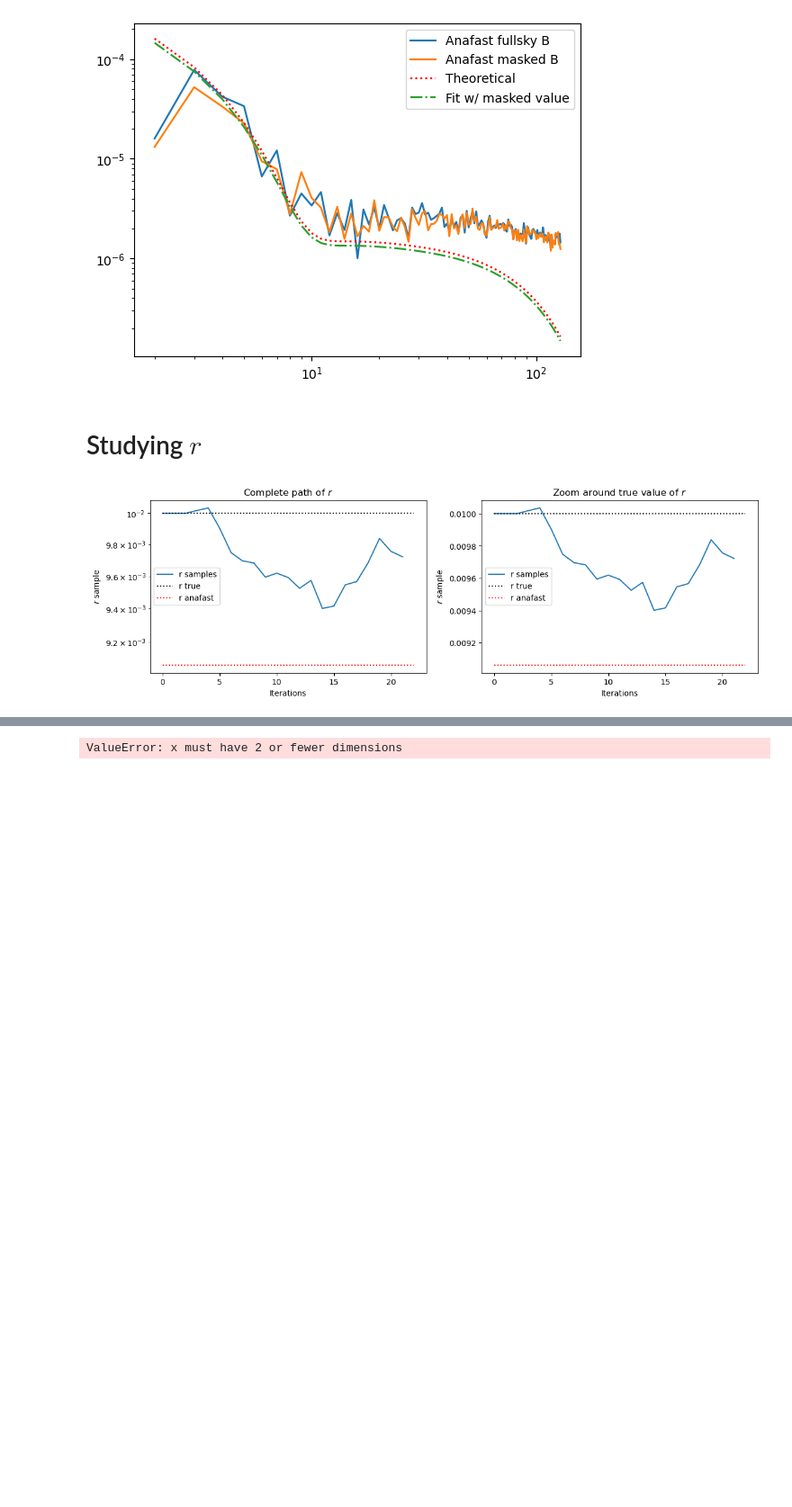
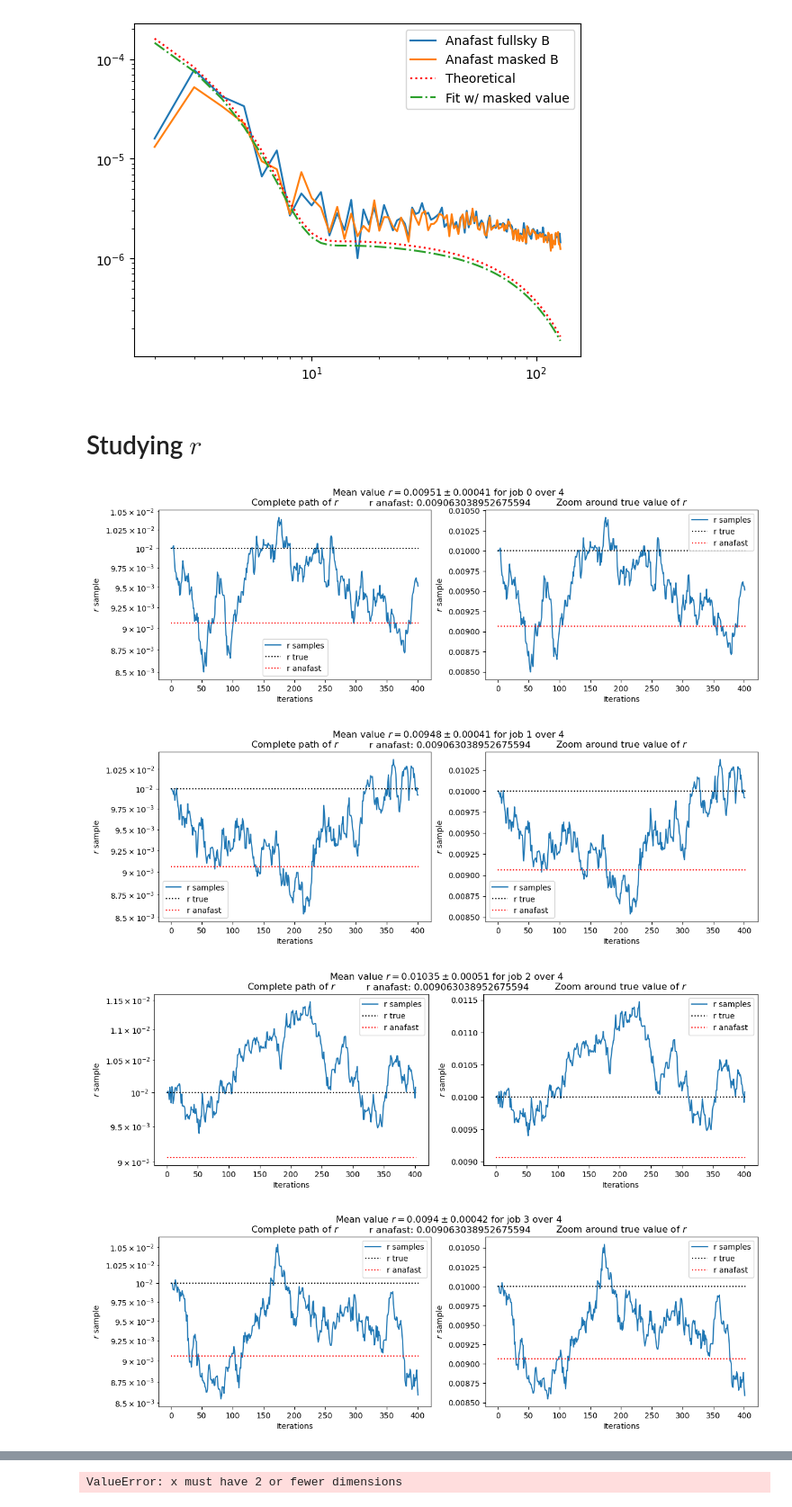
Before and after one commit to CMBSciPol/MICMAC, a Jupyter notebook: test_playground/Validation_Classical_Gibbs/multinode_verif_v109_v3b.ipynb, the cells around one changed output, grey strips where cells are left out. Shown at 90% size. Saved outputs shown, nothing was run; the diff lists cells and outputs as text; code cells hidden in the pictures; blank space fills up the shorter version.

```diff
--- a/test_playground/Validation_Classical_Gibbs/multinode_verif_v109_v3b.ipynb
+++ b/test_playground/Validation_Classical_Gibbs/multinode_verif_v109_v3b.ipynb
@@ -56,10 +56,10 @@ path_additional_params = directory_additional_params + 'add_class_fullsky_f1freq
 # path_additional_params = directory_additional_params + 'add_class_cutsky_f1freq_nofg_v1c.toml'
 # # ## Binning was wrong
 
-sub_step_sampling = 50
-num_jobs = 1
-file_ver = 'class_cutsky_1freq_nofg_v1d_{}_{}'
-path_additional_params = directory_additional_params + 'add_class_cutsky_f1freq_nofg_v1d.toml'
+# sub_step_sampling = 50
+# num_jobs = 1
+# file_ver = 'class_cutsky_1freq_nofg_v1d_{}_{}'
+# path_additional_params = directory_additional_params + 'add_class_cutsky_f1freq_nofg_v1d.toml'
 # # ## With save_s_c_spectra = True
 
 # # sub_step_sampling = 1
@@ -75,17 +75,29 @@ path_additional_params = directory_additional_params + 'add_class_cutsky_f1freq_
 # path_additional_params = directory_additional_params + 'add_class_cutsky_f1freq_nofg_v2a.toml'
 # ## With non-centered moves for C
 
-sub_step_sampling = 1
-num_jobs = 1
-file_ver = 'class_cutsky_noncentered_1freq_nofg_v2a_{}_{}'
-path_additional_params = directory_additional_params + 'add_class_cutsky_f1freq_nofg_v2a.toml'
-# ## With non-centered moves for C
+# sub_step_sampling = 1
+# num_jobs = 1
+# file_ver = 'class_cutsky_noncentered_1freq_nofg_v2a_{}_{}'
+# path_additional_params = directory_additional_params + 'add_class_cutsky_f1freq_nofg_v2a.toml'
+# # ## With non-centered moves for C
 
 # sub_step_sampling = 50
 # num_jobs = 1
 # file_ver = 'class_cutsky_1freq_nofg_v1db_{}_{}'
 # path_additional_params = directory_additional_params + 'add_class_cutsky_f1freq_nofg_v1db.toml'
 # # # ## With save_s_c_spectra = True
+
+sub_step_sampling = 50
+num_jobs = 4
+file_ver = 'class_fullsky_1freq_nofg_v1b_{}_{}'
+path_additional_params = directory_additional_params + 'add_class_fullsky_f1freq_nofg_v1b.toml'
+## 4 walkers test full sky
+
+sub_step_sampling = 50
+num_jobs = 4
+file_ver = 'class_cutsky_noncentered_1freq_nofg_v2b_{}_{}'
+path_additional_params = directory_additional_params + 'add_class_cutsky_f1freq_nofg_v2c.toml'
+## Non-centered test
 # %%
 fast_verion_bool = True
 # %%
@@ -939,37 +954,48 @@ if MICMAC_sampler_obj.sample_r_Metropolis:
         # cond = np.abs((all_r_samples[job] - all_r_samples[job].mean())/(all_r_samples[job].std())) < n_sigma
         cond = np.arange(max_number_iterations_r) > max_number_iterations_r - burn_in
         # print(all_r_samples[job,cond].shape, MICMAC_sampler_obj.number_iterations_sampling)
-        # mean_r = np.round(all_r_samples[job,cond].mean(), decimals=5)
-        # std_r = np.round(all_r_samples[job,cond].std(), decimals=5)
+
+
 
         all_r_samples_job = all_r_samples[job].squeeze().reshape(max_number_iterations_r,1)
 
-        # plt.suptitle(f"Mean value $r = {mean_r} \pm {std_r}$ for job {job} over {num_jobs}\n r anafast: {r_anafast}")
+        if MICMAC_sampler_obj.non_centered_moves:
+            full_cond = np.logical_and(cond, np.arange(max_number_iterations_r)%2 == 1)
+            mean_r = np.round(all_r_samples_job[full_cond].mean(), decimals=5)
+            std_r = np.round(all_r_samples_job[full_cond].std(), decimals=5)
+        else:
+            mean_r = np.round(all_r_samples[job,cond].mean(), decimals=5)
+            std_r = np.round(all_r_samples[job,cond].std(), decimals=5)
+
+        plt.suptitle(f"Mean value $r = {mean_r} \pm {std_r}$ for job {job} over {num_jobs}\n r anafast: {r_anafast}")
         plt.subplot(121)
         # plt.plot(np.arange(max_number_iterations_r), all_r_samples[job], label='r samples')
         plt.plot(np.arange(max_number_iterations_r), all_r_samples_job, label='r samples')
         plt.plot([0,max_number_iterations_r], [MICMAC_sampler_obj.r_true,MICMAC_sampler_obj.r_true], 'k:', label='r true')
         plt.plot([0, max_number_iterations_r], [r_anafast,r_anafast], 'r:', label='r anafast')
 
         plt.yscale('log')
         plt.xlabel("Iterations")
         plt.ylabel('$r$ sample')
         plt.title('Complete path of $r$')
         plt.legend()
 
         plt.subplot(122)
         # plt.plot(np.arange(max_number_iterations_r), all_r_samples[job], label='r samples')
         plt.plot(np.arange(max_number_iterations_r), all_r_samples_job, label='r samples')
         plt.plot([0, max_number_iterations_r], [MICMAC_sampler_obj.r_true,MICMAC_sampler_obj.r_true], 'k:', label='r true')
         plt.plot([0, max_number_iterations_r], [r_anafast,r_anafast], 'r:', label='r anafast')
         plt.xlabel("Iterations")
         plt.ylabel('$r$ sample')
         plt.title('Zoom around true value of $r$')
         plt.legend()
         # plt.ylim(ymin=MICMAC_sampler_obj.r_true*.7, ymax=MICMAC_sampler_obj.r_true*1.3)
     plt.show()
 # %% [output]
-[figure, old version]
+[figure, new version]
+[figure, added]
+[figure, added]
+[figure, added]
 # %%
 if MICMAC_sampler_obj.non_centered_moves:
     all_r_samples_test = all_r_samples.squeeze()
```
Also changed, not shown: parts of 15 cells of this notebook, 20 other files.
